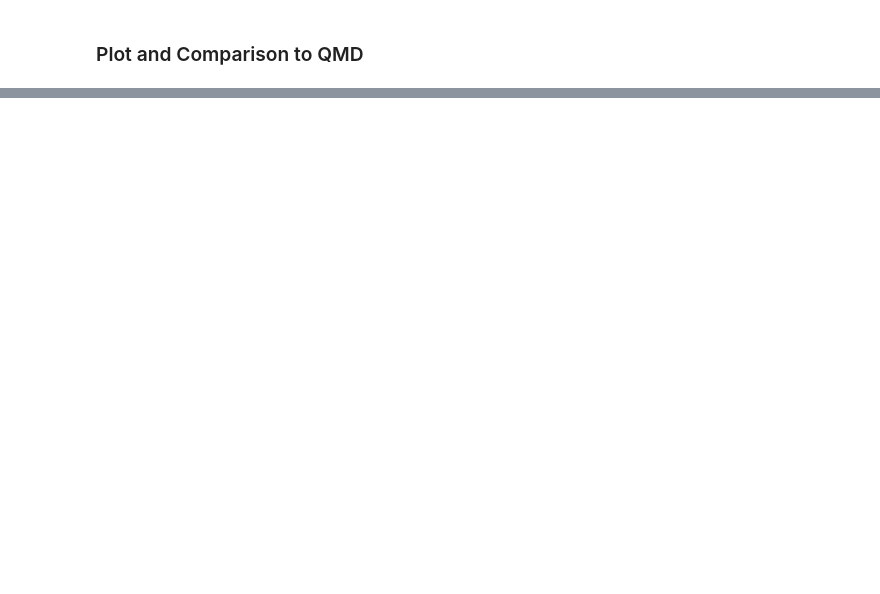
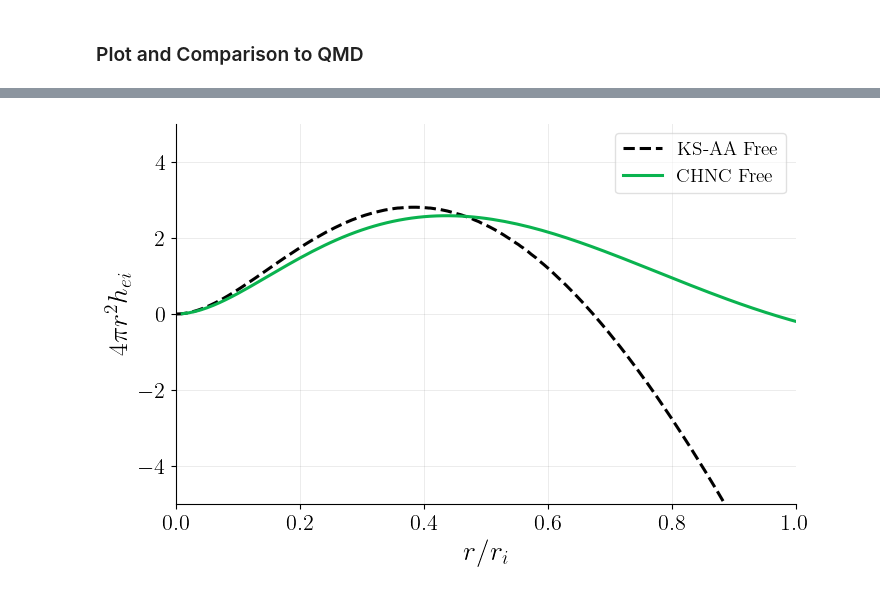
Before and after one commit to ZachAJohnson/hnc, a Jupyter notebook: TCCW/Final_TCCW/PLASMA_GP_H.ipynb, the cells around one changed output, grey strips where cells are left out. Cells and saved outputs as stored; diff of their text form; code cells hidden in the pictures; blank space fills up the shorter version.

Commit message:
Making final plots. Fixed Hydrogen Zbar.

```diff
--- a/TCCW/Final_TCCW/PLASMA_GP_H.ipynb
+++ b/TCCW/Final_TCCW/PLASMA_GP_H.ipynb
@@ -26,3 +26,23 @@ HTML("""
 
 </style>
 """)
+import matplotlib as mpl
+from cycler import cycler
+mpl.rcParams['lines.linewidth'] = 2.2
+mpl.rcParams['axes.spines.right'] = False
+mpl.rcParams['axes.spines.top'] = False
+mpl.rcParams['axes.labelsize'] = 20
+mpl.rcParams['lines.markersize'] = 8
+mpl.rcParams['font.sans-serif'] = ['Arial', 'Tahoma', 'DejaVu Sans', 'Lucida Grande', 'Verdana']
+mpl.rcParams['font.size'] = 16
+mpl.rcParams['axes.grid'] = True
+mpl.rcParams['grid.color'] = '#636363'
+mpl.rcParams['grid.alpha'] = 0.12
+mpl.rcParams['grid.linewidth'] = 0.7
+mpl.rcParams['grid.linestyle'] = '-'
+mpl.rcParams['axes.prop_cycle'] = cycler('color',  ['#0AB34F', '#bf009f', '#00abc3', '#8e92c5', '#cc7014', '#e32851'])
+mpl.rcParams['legend.fancybox'] = True
+mpl.rcParams['legend.framealpha'] = 0.6
+mpl.rcParams['legend.fontsize'] = 14
+mpl.rcParams['figure.figsize'] = 8, 4.9443
+mpl.rcParams['figure.dpi'] = 100
@@ -237,0 +268,3 @@ Final iter:508, Total Error: 5.012e-09
+# %%
+H1_GP = read_csv("GP_data/GP_H1_profile.dat", delim_whitespace=True, header=0)
+H1_GP
@@ -237,0 +285,6 @@ Final iter:508, Total Error: 5.012e-09
+# %%
+H1_CHNC = read_csv("results/CHNC_H_rs1.391_TeV2.000.dat", delim_whitespace=True, header=3)
+H1_ri = 1.391
+H1_Zbar = 1
+H1_ne0 = H1_Zbar/(4/3*np.pi*H1_ri**3)
+H1_CHNC
@@ -237,0 +305,15 @@ Final iter:508, Total Error: 5.012e-09
+# %%
+def g_ei_plot(ax):
+    ax.plot(H1_GP['x'], (H1_GP['ne_s']/H1_ne0-1)*4*π*(H1_GP['r'])**2,'k--', label="KS-AA Free"  )
+    ax.plot(H1_CHNC['r/ri'],(H1_CHNC['g_ei']-1)*4*π*(H1_CHNC['r/ri']*H1_ri)**2, label="CHNC Free"  )
+
+    ax.set_xlim(0,1)
+    ax.set_ylim(-5,5)
+    ax.set_ylabel(r"$4\pi r^2 h_{ei}$")
+    ax.set_xlabel(r"$r/r_i$")
+    ax.legend()
+
+fig, ax  = plt.subplots()
+g_ei_plot(ax)
+# %% [output]
+[figure, added]
```
Also changed, not shown: parts of 18 cells of this notebook, 49 other files.
